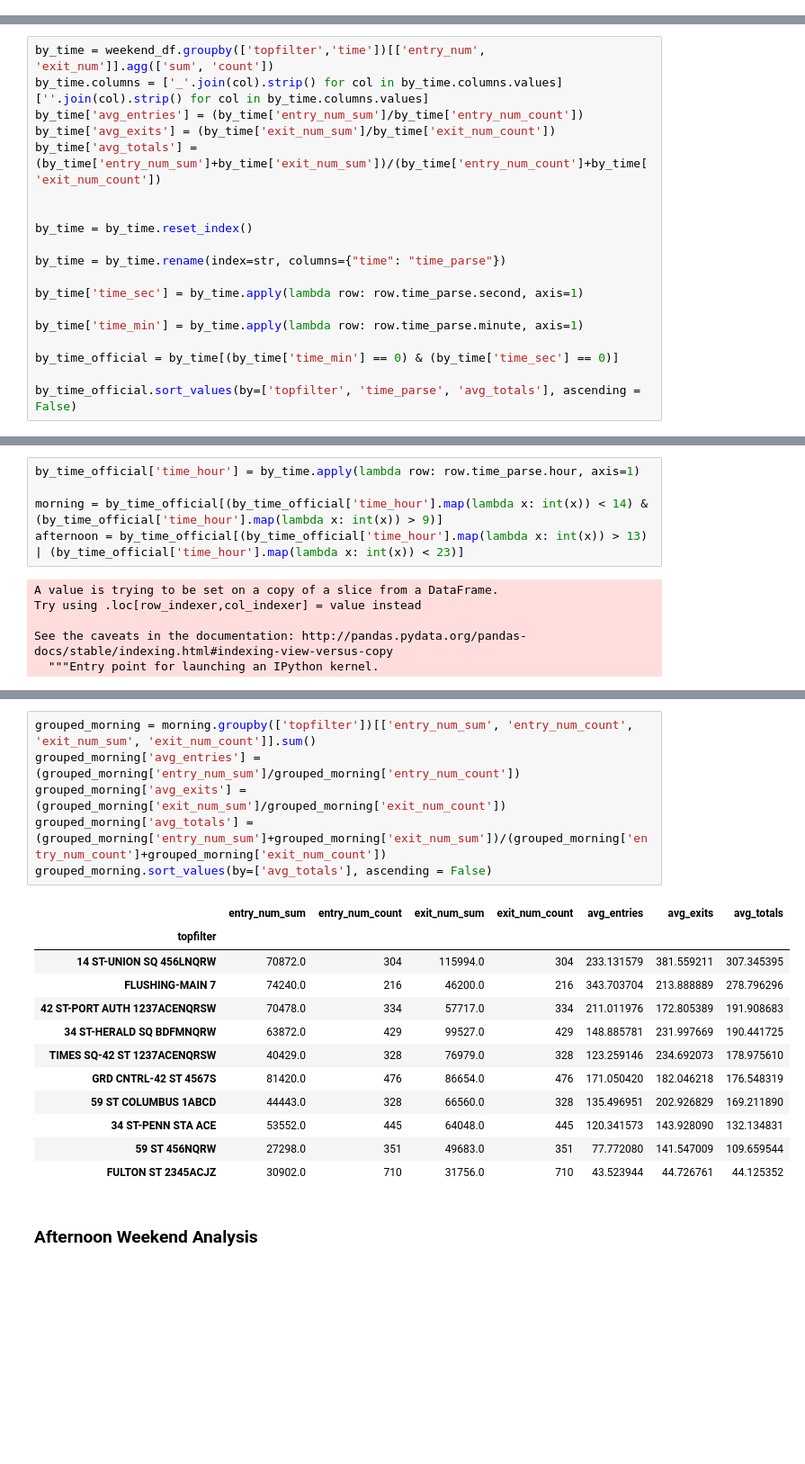
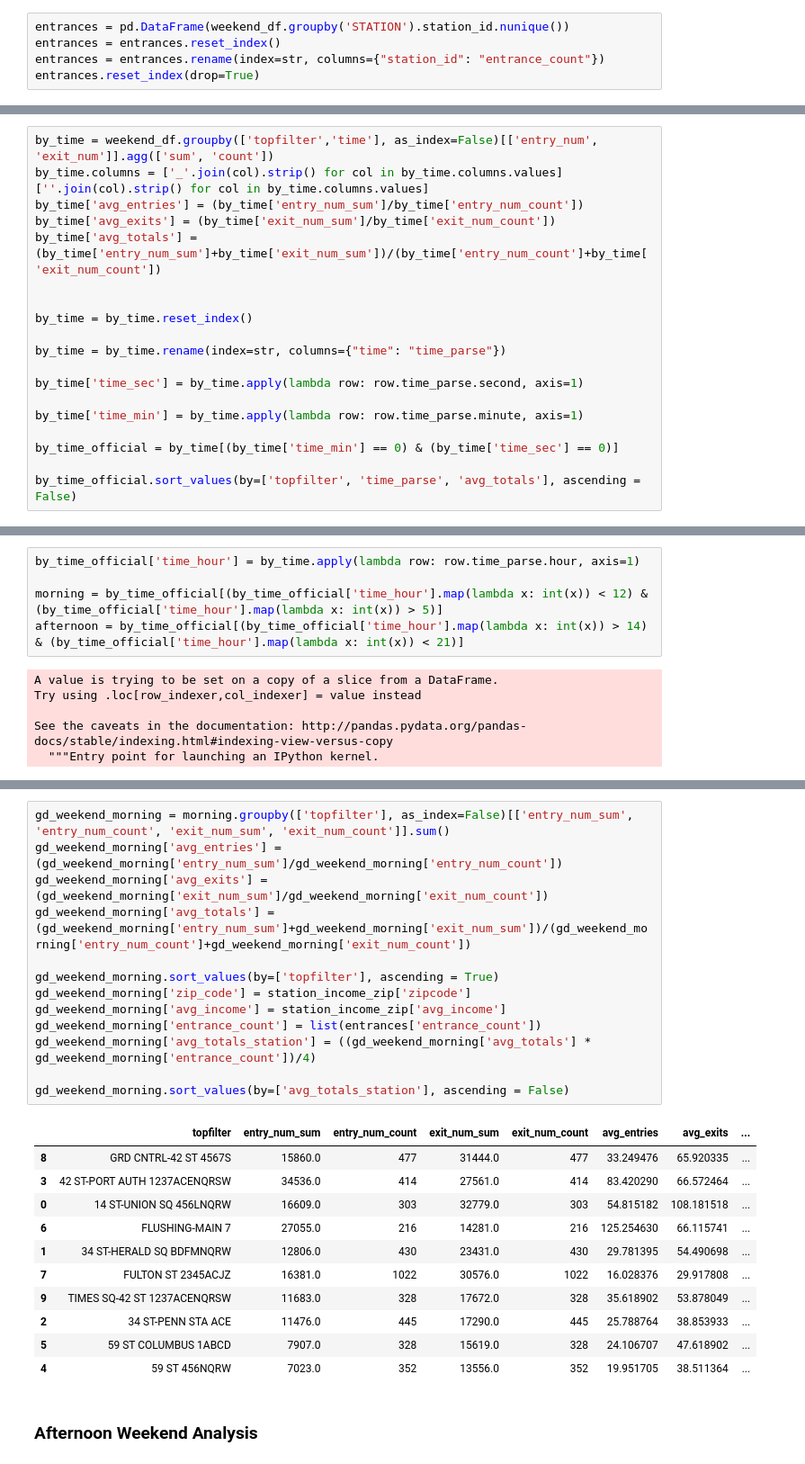
Before and after one commit to adam-ariel/Metis-Project-1----MTA, a Jupyter notebook: project1_wkbk.ipynb, the cells around one changed output, grey strips where cells are left out. Shown at 90% size. Saved outputs shown, nothing was run; the diff lists cells and outputs as text; blank space fills up the shorter version.

```diff
--- a/project1_wkbk.ipynb
+++ b/project1_wkbk.ipynb
@@ -531,0 +525,5 @@ weekend_df
+# %%
+entrances = pd.DataFrame(weekend_df.groupby('STATION').station_id.nunique())
+entrances = entrances.reset_index()
+entrances = entrances.rename(index=str, columns={"station_id": "entrance_count"})
+entrances.reset_index(drop=True)
@@ -650,7 +697,7 @@ grouped_afternoon.sort_values(by=['avg_totals'], ascending = False)
 # %% [markdown]
 ## Weekend Analysis
 # %%
-by_time = weekend_df.groupby(['topfilter','time'])[['entry_num', 'exit_num']].agg(['sum', 'count'])
+by_time = weekend_df.groupby(['topfilter','time'], as_index=False)[['entry_num', 'exit_num']].agg(['sum', 'count'])
 by_time.columns = ['_'.join(col).strip() for col in by_time.columns.values]
 [''.join(col).strip() for col in by_time.columns.values]
 by_time['avg_entries'] = (by_time['entry_num_sum']/by_time['entry_num_count'])
@@ -693,8 +740,8 @@ by_time_official.sort_values(by=['topfilter', 'time_parse', 'avg_totals'], ascen
 # %%
 by_time_official['time_hour'] = by_time.apply(lambda row: row.time_parse.hour, axis=1)
 
-morning = by_time_official[(by_time_official['time_hour'].map(lambda x: int(x)) < 14) & (by_time_official['time_hour'].map(lambda x: int(x)) > 9)]
-afternoon = by_time_official[(by_time_official['time_hour'].map(lambda x: int(x)) > 13) | (by_time_official['time_hour'].map(lambda x: int(x)) < 23)]
+morning = by_time_official[(by_time_official['time_hour'].map(lambda x: int(x)) < 12) & (by_time_official['time_hour'].map(lambda x: int(x)) > 5)]
+afternoon = by_time_official[(by_time_official['time_hour'].map(lambda x: int(x)) > 14) & (by_time_official['time_hour'].map(lambda x: int(x)) < 21)]
 # %% [output]
 A value is trying to be set on a copy of a slice from a DataFrame.
 Try using .loc[row_indexer,col_indexer] = value instead
@@ -722,22 +771,28 @@ morning.sort_values(by=['topfilter', 'time_parse', 'avg_totals'], ascending = Fa
 # %%
-grouped_morning = morning.groupby(['topfilter'])[['entry_num_sum', 'entry_num_count', 'exit_num_sum', 'exit_num_count']].sum()
-grouped_morning['avg_entries'] = (grouped_morning['entry_num_sum']/grouped_morning['entry_num_count'])
-grouped_morning['avg_exits'] = (grouped_morning['exit_num_sum']/grouped_morning['exit_num_count'])
-grouped_morning['avg_totals'] = (grouped_morning['entry_num_sum']+grouped_morning['exit_num_sum'])/(grouped_morning['entry_num_count']+grouped_morning['exit_num_count'])
-grouped_morning.sort_values(by=['avg_totals'], ascending = False)
+gd_weekend_morning = morning.groupby(['topfilter'], as_index=False)[['entry_num_sum', 'entry_num_count', 'exit_num_sum', 'exit_num_count']].sum()
+gd_weekend_morning['avg_entries'] = (gd_weekend_morning['entry_num_sum']/gd_weekend_morning['entry_num_count'])
+gd_weekend_morning['avg_exits'] = (gd_weekend_morning['exit_num_sum']/gd_weekend_morning['exit_num_count'])
+gd_weekend_morning['avg_totals'] = (gd_weekend_morning['entry_num_sum']+gd_weekend_morning['exit_num_sum'])/(gd_weekend_morning['entry_num_count']+gd_weekend_morning['exit_num_count'])
+
+gd_weekend_morning.sort_values(by=['topfilter'], ascending = True)
+gd_weekend_morning['zip_code'] = station_income_zip['zipcode']
+gd_weekend_morning['avg_income'] = station_income_zip['avg_income']
+gd_weekend_morning['entrance_count'] = list(entrances['entrance_count'])
+gd_weekend_morning['avg_totals_station'] = ((gd_weekend_morning['avg_totals'] * gd_weekend_morning['entrance_count'])/4)
+
+gd_weekend_morning.sort_values(by=['avg_totals_station'], ascending = False)
 # %% [output]
-|  | entry_num_sum | entry_num_count | exit_num_sum | exit_num_count | avg_entries | avg_exits | avg_totals |
-| topfilter |  |  |  |  |  |  |  |
-| 14 ST-UNION SQ 456LNQRW | 70872.0 | 304 | 115994.0 | 304 | 233.131579 | 381.559211 | 307.345395 |
-| FLUSHING-MAIN 7 | 74240.0 | 216 | 46200.0 | 216 | 343.703704 | 213.888889 | 278.796296 |
-| 42 ST-PORT AUTH 1237ACENQRSW | 70478.0 | 334 | 57717.0 | 334 | 211.011976 | 172.805389 | 191.908683 |
-| 34 ST-HERALD SQ BDFMNQRW | 63872.0 | 429 | 99527.0 | 429 | 148.885781 | 231.997669 | 190.441725 |
-| TIMES SQ-42 ST 1237ACENQRSW | 40429.0 | 328 | 76979.0 | 328 | 123.259146 | 234.692073 | 178.975610 |
-| GRD CNTRL-42 ST 4567S | 81420.0 | 476 | 86654.0 | 476 | 171.050420 | 182.046218 | 176.548319 |
-| 59 ST COLUMBUS 1ABCD | 44443.0 | 328 | 66560.0 | 328 | 135.496951 | 202.926829 | 169.211890 |
-| 34 ST-PENN STA ACE | 53552.0 | 445 | 64048.0 | 445 | 120.341573 | 143.928090 | 132.134831 |
-| 59 ST 456NQRW | 27298.0 | 351 | 49683.0 | 351 | 77.772080 | 141.547009 | 109.659544 |
-| FULTON ST 2345ACJZ | 30902.0 | 710 | 31756.0 | 710 | 43.523944 | 44.726761 | 44.125352 |
+|  | topfilter | entry_num_sum | entry_num_count | exit_num_sum | exit_num_count | avg_entries | avg_exits | ... |
+| 8 | GRD CNTRL-42 ST 4567S | 15860.0 | 477 | 31444.0 | 477 | 33.249476 | 65.920335 | ... |
+| 3 | 42 ST-PORT AUTH 1237ACENQRSW | 34536.0 | 414 | 27561.0 | 414 | 83.420290 | 66.572464 | ... |
+| 0 | 14 ST-UNION SQ 456LNQRW | 16609.0 | 303 | 32779.0 | 303 | 54.815182 | 108.181518 | ... |
+| 6 | FLUSHING-MAIN 7 | 27055.0 | 216 | 14281.0 | 216 | 125.254630 | 66.115741 | ... |
+| 1 | 34 ST-HERALD SQ BDFMNQRW | 12806.0 | 430 | 23431.0 | 430 | 29.781395 | 54.490698 | ... |
+| 7 | FULTON ST 2345ACJZ | 16381.0 | 1022 | 30576.0 | 1022 | 16.028376 | 29.917808 | ... |
+| 9 | TIMES SQ-42 ST 1237ACENQRSW | 11683.0 | 328 | 17672.0 | 328 | 35.618902 | 53.878049 | ... |
+| 2 | 34 ST-PENN STA ACE | 11476.0 | 445 | 17290.0 | 445 | 25.788764 | 38.853933 | ... |
+| 5 | 59 ST COLUMBUS 1ABCD | 7907.0 | 328 | 15619.0 | 328 | 24.106707 | 47.618902 | ... |
+| 4 | 59 ST 456NQRW | 7023.0 | 352 | 13556.0 | 352 | 19.951705 | 38.511364 | ... |
 # %% [markdown]
 ### Afternoon Weekend Analysis
 # %%
```
Also changed, not shown: parts of 14 cells of this notebook.
